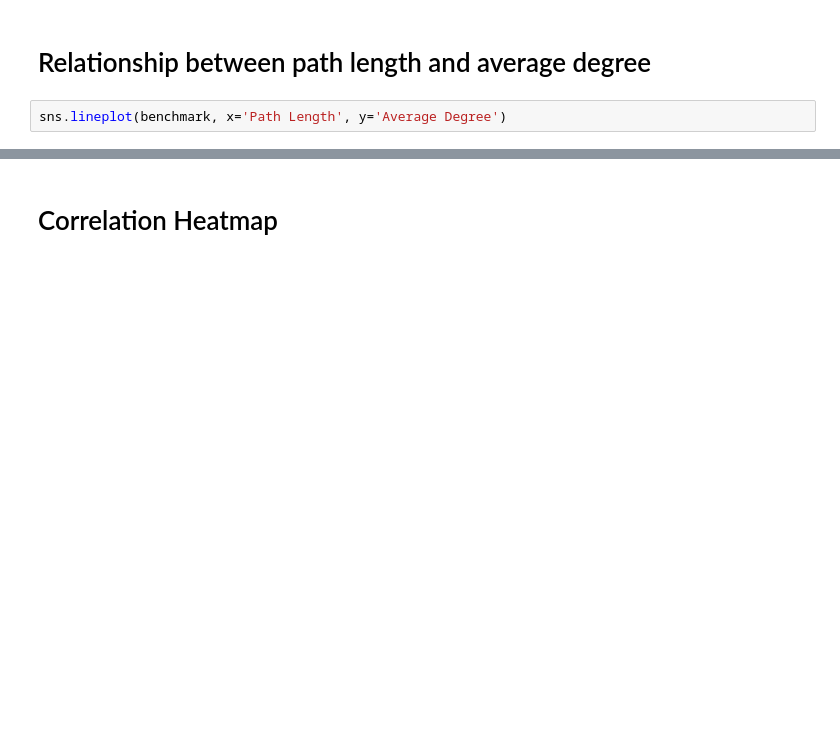
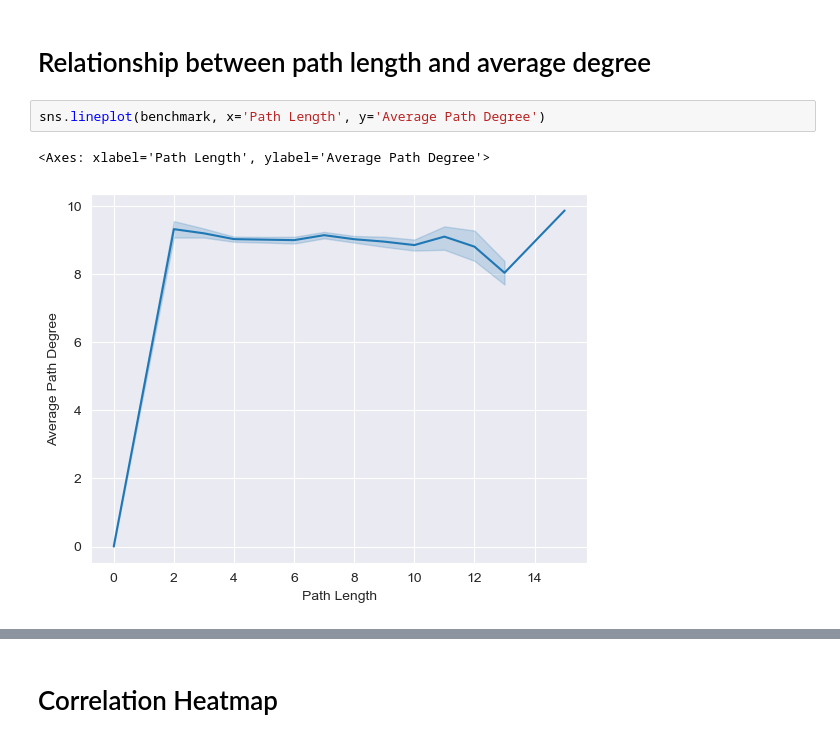
Before and after one commit to Spi3lot/pathfinding, a Jupyter notebook: Pathfinding/modifiable-benchmark.ipynb, the cells around one changed output, grey strips where cells are left out. Drawn from its saved outputs; the diff is of its cells as text; blank space fills up the shorter version.

```diff
--- a/Pathfinding/modifiable-benchmark.ipynb
+++ b/Pathfinding/modifiable-benchmark.ipynb
@@ -71,4 +77,7 @@ sns.lineplot(benchmark_path, x='Average Degree', y='Duration (µs)', hue='Algori
 # %% [markdown]
 # Relationship between path length and average degree
 # %%
-sns.lineplot(benchmark, x='Path Length', y='Average Degree')
+sns.lineplot(benchmark, x='Path Length', y='Average Path Degree')
+# %% [output]
+<Axes: xlabel='Path Length', ylabel='Average Path Degree'>
+[figure, added]
```
Also changed, not shown: parts of 10 cells of this notebook, 6 other files.
